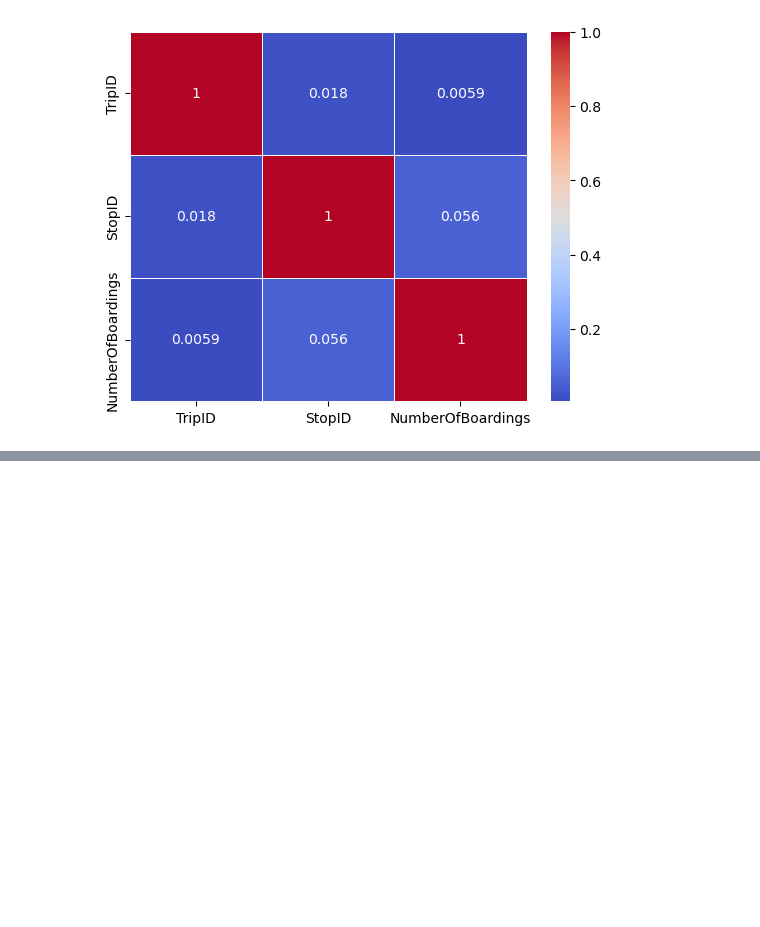
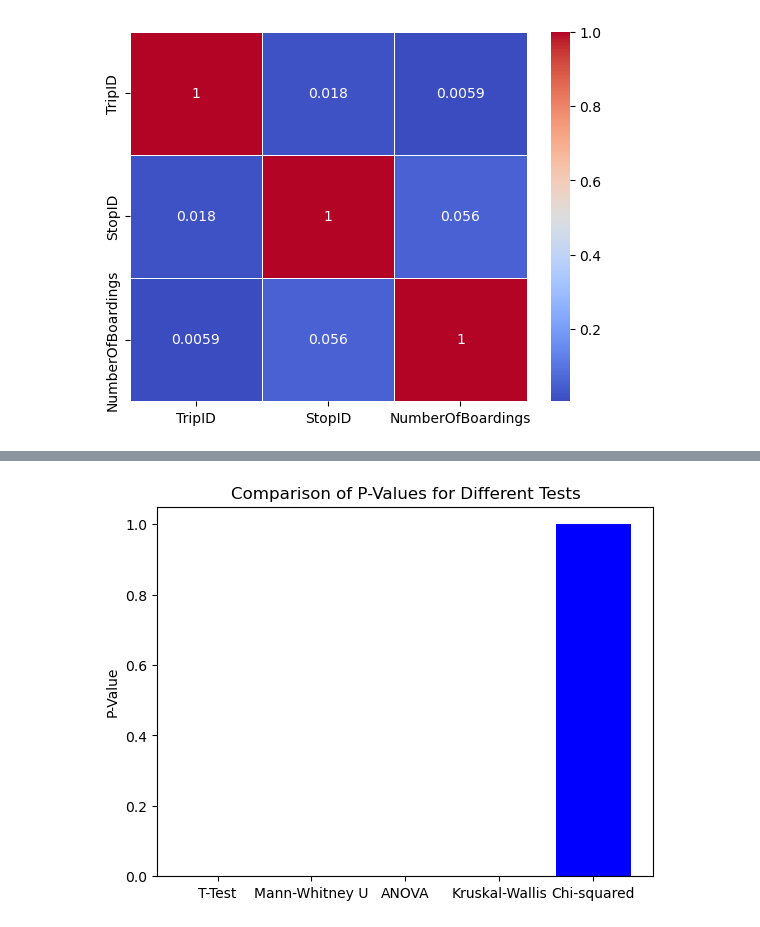
Before and after one commit to 2021402/CA-02-MSc-Data-Analytics, a Jupyter notebook: Project Code CA 2.ipynb, the cells around one changed output, grey strips where cells are left out. Cells and saved outputs as stored; diff of their text form; code cells hidden in the pictures; blank space fills up the shorter version.

```diff
--- a/Project Code CA 2.ipynb
+++ b/Project Code CA 2.ipynb
@@ -390,0 +402,20 @@ plt.show()
+# %%
+# Load the cleaned Australian dataset
+aus_dtype = {'NumberOfBoardings': 'float64'}
+aus_df = pd.read_csv("C:/Users/Muham/OneDrive/Desktop/CA 02/cleaned_australia.csv", dtype=aus_dtype, low_memory=False)
+# Load the cleaned Ireland dataset
+ireland_df = pd.read_csv("C:/Users/Muham/OneDrive/Desktop/CA 02/cleaned_ireland.csv", low_memory=False)
+# %%
+# 'NumberOfBoardings' is the variable for Australia
+aus_boardings = aus_df['NumberOfBoardings'].dropna()
+
+# 'VALUE' is the variable for Ireland
+ireland_value = ireland_df['VALUE'].dropna()
+# %%
+
+# Perform statistical tests
+t_statistic, t_p_value = ttest_ind(aus_boardings, ireland_value)
+u_statistic, u_p_value = mannwhitneyu(aus_boardings, ireland_value)
+ireland_anova_result = f_oneway(*[group['VALUE'].dropna() for name, group in ireland_df.groupby('Days of Week')])
+kruskal_statistic, kruskal_p_value = kruskal(*[group['VALUE'].dropna() for name, group in ireland_df.groupby('Days of Week')])
+chi2_statistic, chi2_p_value, _, _ = chi2_contingency(pd.crosstab(aus_df['WeekBeginning'].dropna(), ireland_df['Days of Week'].dropna()))
@@ -390,0 +439,11 @@ plt.show()
+# %%
+# Plotting p-values
+tests = ['T-Test', 'Mann-Whitney U', 'ANOVA', 'Kruskal-Wallis', 'Chi-squared']
+p_values = [t_p_value, u_p_value, ireland_anova_result.pvalue, kruskal_p_value, chi2_p_value]
+
+plt.bar(tests, p_values, color='blue')
+plt.title('Comparison of P-Values for Different Tests')
+plt.ylabel('P-Value')
+plt.show()
+# %% [output]
+[figure, added]
```
Also changed, not shown: parts of 10 cells of this notebook.
